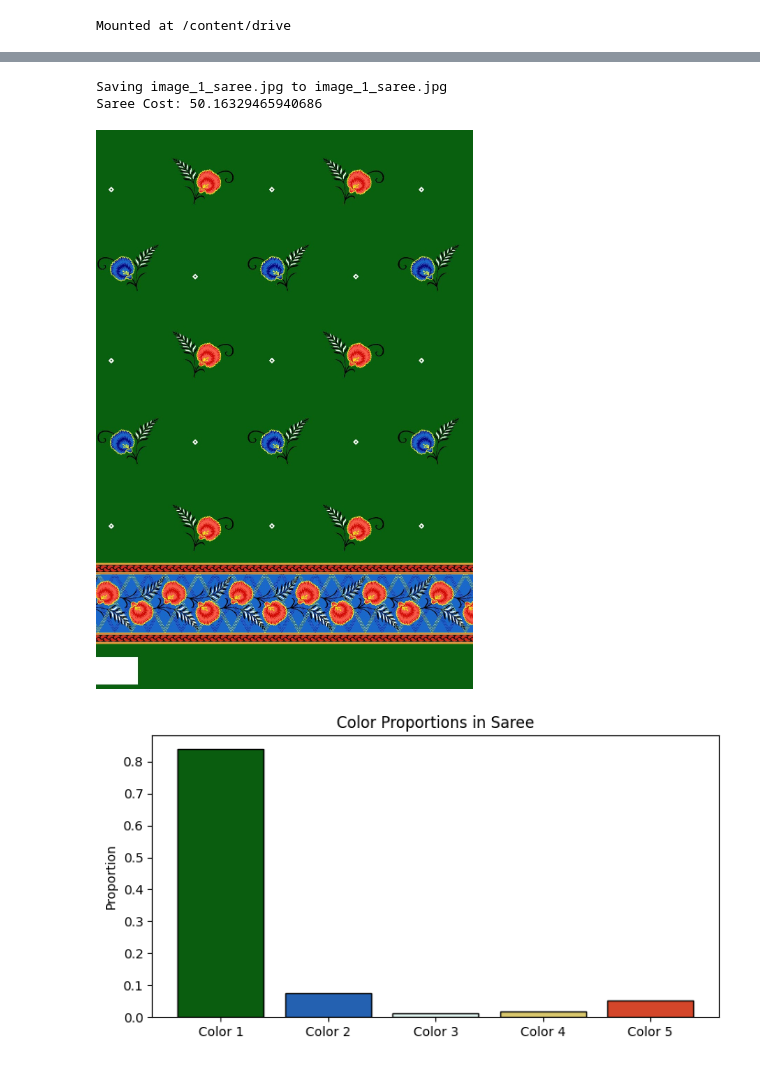
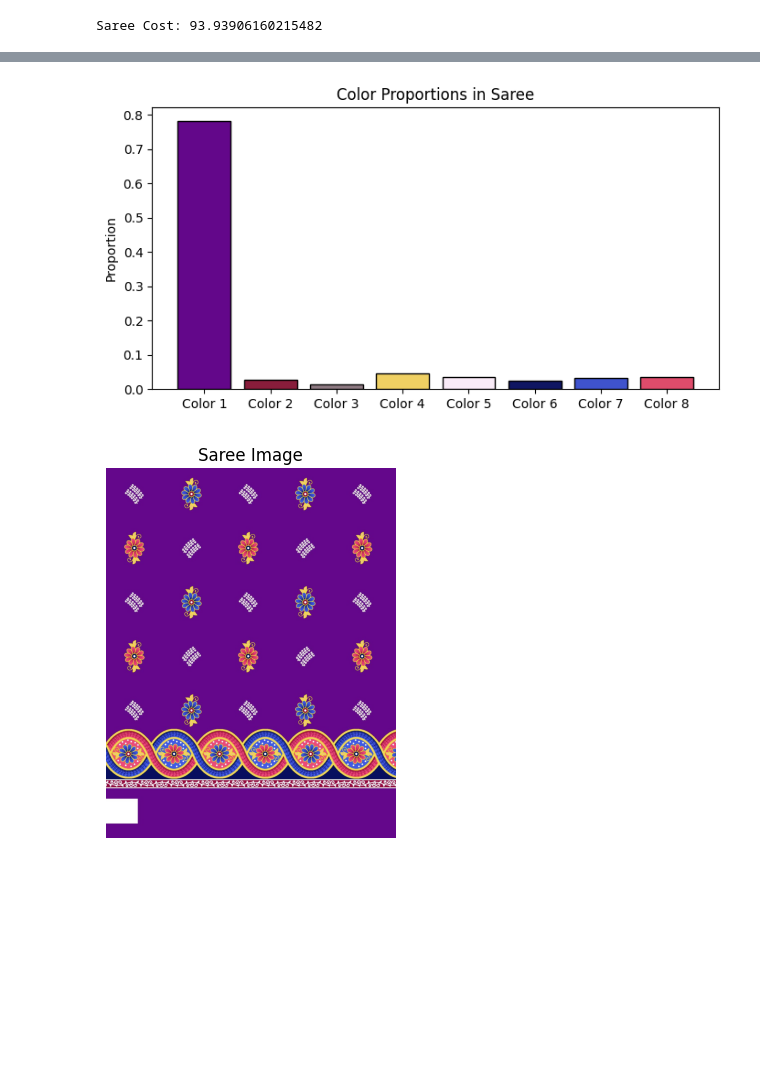
Before and after one commit to Samyak008/VogueFusion_Pulse, a Jupyter notebook: color_prediction/cost_prediction.ipynb, the cells around one changed output, grey strips where cells are left out. Cells and saved outputs as stored; diff of their text form; code cells hidden in the pictures; blank space fills up the shorter version.

```diff
--- a/color_prediction/cost_prediction.ipynb
+++ b/color_prediction/cost_prediction.ipynb
@@ -4,8 +4,7 @@ import numpy as np
 from sklearn.cluster import KMeans
 from collections import Counter
 import matplotlib.pyplot as plt
-from google.colab.patches import cv2_imshow
-from google.colab import drive
+
 
 def extract_dominant_colors(image_path, num_colors=5):
     # Read the image
@@ -59,20 +58,18 @@ def plot_colors(colors, counts):
     plt.show()
 
 # Connect to Google Drive
-drive.mount('/content/drive')
+
 
 # Example usage
 if __name__ == "__main__":
-    from google.colab import files
 
     # Upload the saree image
-    uploaded = files.upload()
-    image_path = next(iter(uploaded))  # Get the uploaded image filename
+    image_path =r'E:\VogueFusion_Pulse\design_dataset\Saree\image_2.jpg'
 
     paint_costs = {'R': 0.5, 'G': 0.3, 'B': 0.2}  # Cost per unit intensity for R, G, B
 
     # Extract colors and their proportions
-    colors, counts = extract_dominant_colors(image_path, num_colors=5)
+    colors, counts = extract_dominant_colors(image_path, num_colors=8)
 
     # Calculate saree cost
     saree_cost = calculate_saree_cost(colors, counts, paint_costs)
@@ -80,9 +77,17 @@ if __name__ == "__main__":
 
     # Display the uploaded image
     image = cv2.imread(image_path)
-    cv2_imshow(image)
 
     # Display color proportions
     plot_colors(colors, counts)
+
+    # Convert BGR (OpenCV's default) to RGB (Matplotlib compatible)
+    image_rgb = cv2.cvtColor(image, cv2.COLOR_BGR2RGB)
+
+# Display the image using matplotlib
+    plt.imshow(image_rgb)
+    plt.title("Saree Image")
+    plt.axis("off")  # Hide axes for better visualization
+    plt.show()
 # %% [output]
-Mounted at /content/drive
+Saree Cost: 93.93906160215482
@@ -90,7 +94,5 @@ Mounted at /content/drive
-Saving image_1_saree.jpg to image_1_saree.jpg
-Saree Cost: 50.16329465940686
-[figure, old version]
+[figure, new version]
-[figure, old version]
+[figure, new version]
 # %%
 import cv2
 import numpy as np
```
Also changed, not shown: parts of 2 cells of this notebook.
